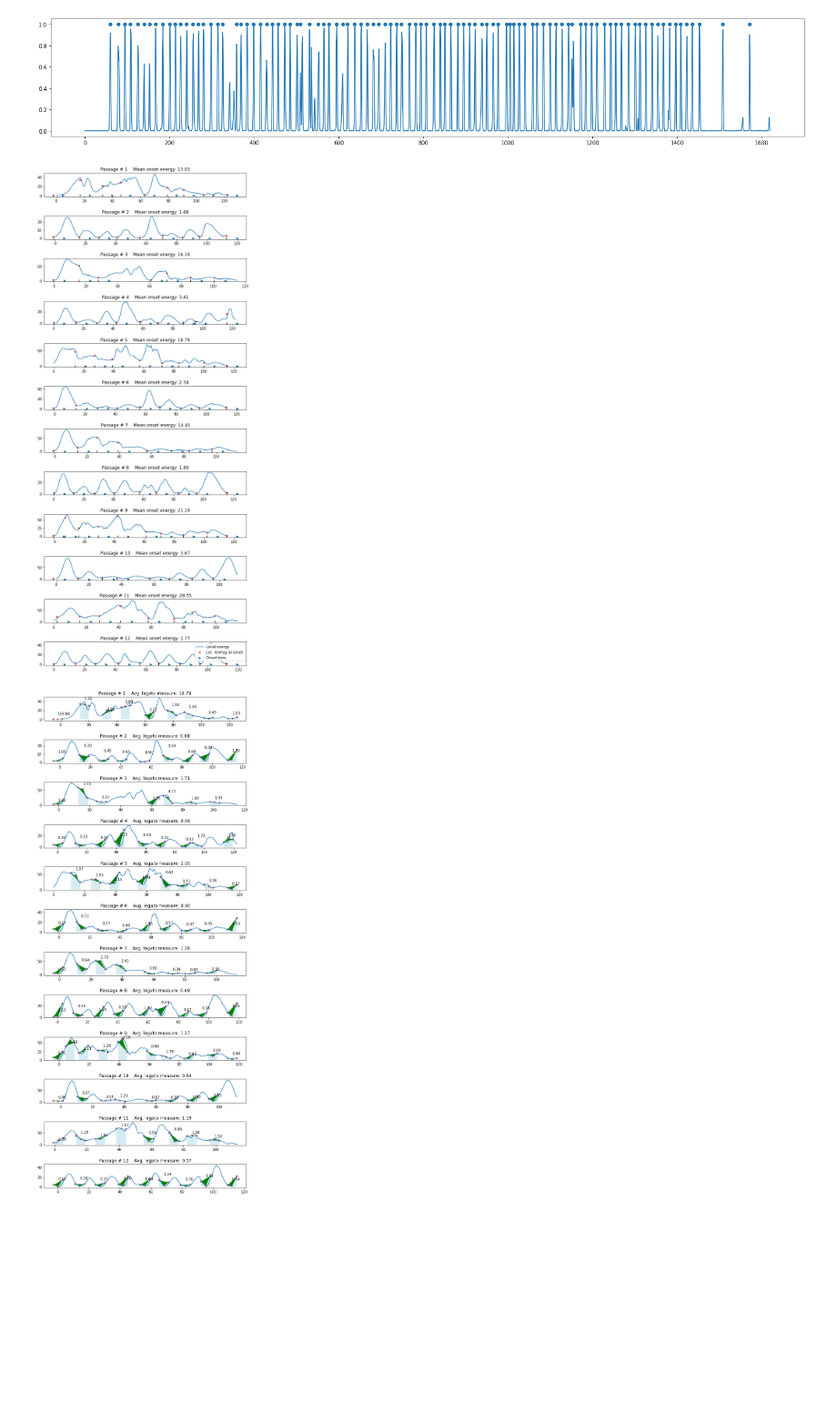
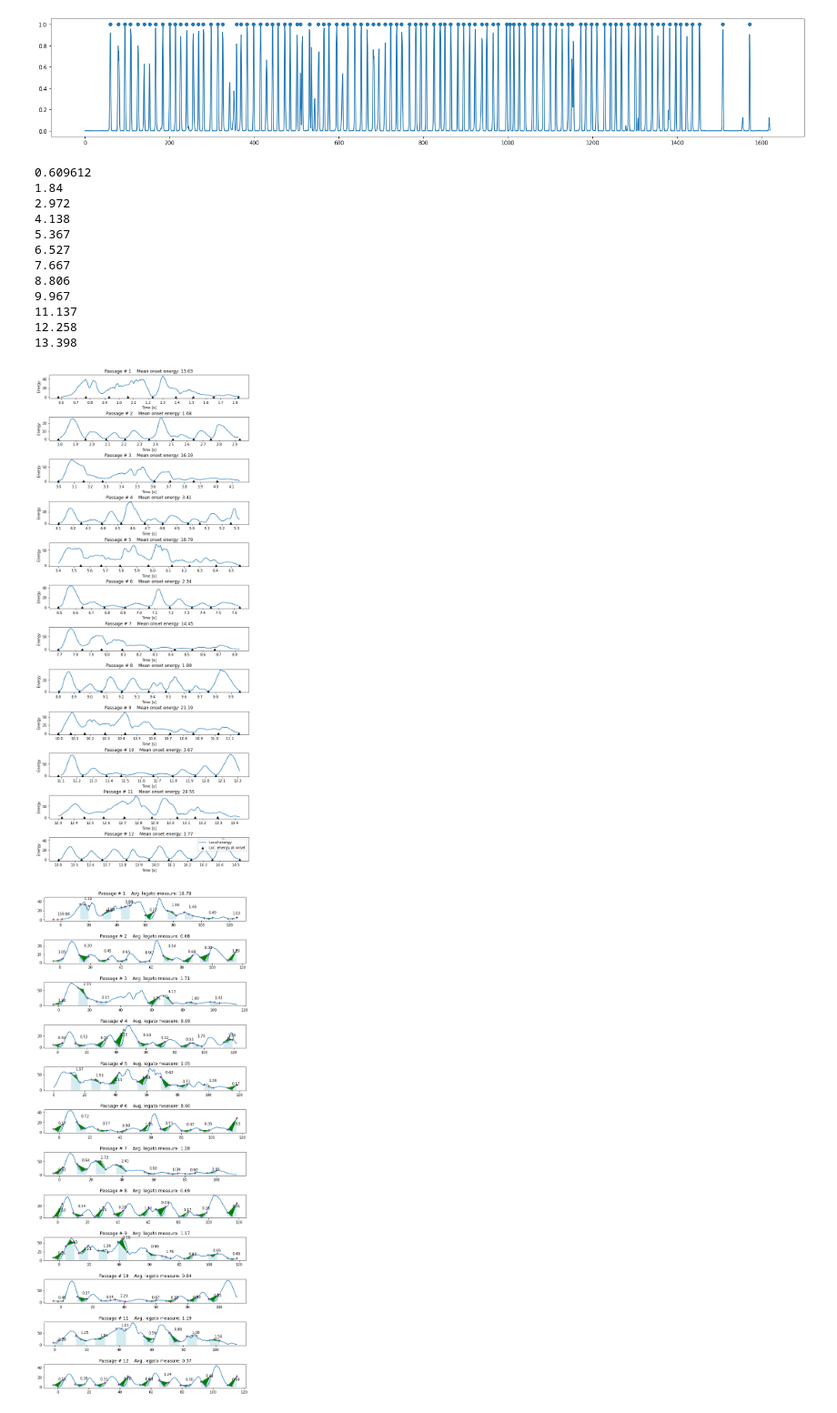
Before and after one commit to SimonFalk/beyondPianoRoll, a Jupyter notebook: od-algorithms.ipynb, the cells around one changed output. Shown: that part at 91% size. Drawn from its saved outputs; the diff is of its cells as text; code cells hidden in the pictures; blank space fills up the shorter version.

```diff
--- a/od-algorithms.ipynb
+++ b/od-algorithms.ipynb
@@ -54,24 +47,45 @@ midi_durs = midi_file.notes[:,2].reshape((-1))
 # %%
 fig, axs = plt.subplots(n_parts, 1, figsize=(10,25))
 onsets = mm_onsets
 for i in range(n_parts):
-    axs[i].plot(frames.energy()[int(parts[i]*FPS): int(parts[i+1]*FPS)])
+    print(parts[i])
+    num_frames = int(parts[i+1]*FPS) - int(parts[i]*FPS)
+    axs[i].plot(
+        frames.energy()[int(parts[i]*FPS): int(parts[i+1]*FPS)]
+    )
     onset_idx = np.where((onsets>=parts[i]-marg) & (onsets<parts[i+1]))[0]
     onset_set = onsets[onset_idx]
     local_energy = frames.energy()[(onset_set*FPS).astype(int)]
     local_energy.shape
     onset_set_shifted = onset_set - parts[i]
-    axs[i].scatter(onset_set_shifted*FPS, local_energy, marker='+', color="red")
-    axs[i].scatter((onset_set_shifted+typ_dist*0.5)*FPS, np.zeros_like(onset_set), marker=">")
-    axs[i].scatter(onset_set_shifted*FPS, np.zeros_like(onset_set), marker='|', color="black")
+    #axs[i].scatter(onset_set_shifted*FPS, local_energy, marker='+', color="red")
+    #axs[i].scatter((onset_set_shifted+typ_dist*0.5)*FPS, np.zeros_like(onset_set), marker=">")
+    axs[i].scatter(onset_set_shifted*FPS, np.zeros_like(onset_set), marker='^', color="black")
     axs[i].title.set_text("Passage # {}    Mean onset energy: {:.2f}".format(
         i+1, np.mean(local_energy)))
+    axs[i].set_ylabel("Energy")
+    axs[i].set_xlabel("Time [s]")
+    axs[i].set_xticks(np.arange(0,num_frames,10))
+    axs[i].set_xticklabels(["{:.1f}".format(d) for d in np.arange(parts[i],parts[i]+num_frames*0.01,0.1)])
+
 
 plt.legend(["Local energy", "Loc. energy at onset", "Onset time"], loc=1)
 plt.subplots_adjust(wspace=0.4, hspace=0.8)
 plt.show()
 # %% [output]
+0.609612
+1.84
+2.972
+4.138
+5.367
+6.527
+7.667
+8.806
+9.967
+11.137
+12.258
+13.398
-[figure, old version]
+[figure, new version]
 # %%
 TRI_SIZE = 0.03 # seconds
 energy = frames.energy()
```
Also changed, not shown: parts of 2 cells of this notebook, 40 other files.
